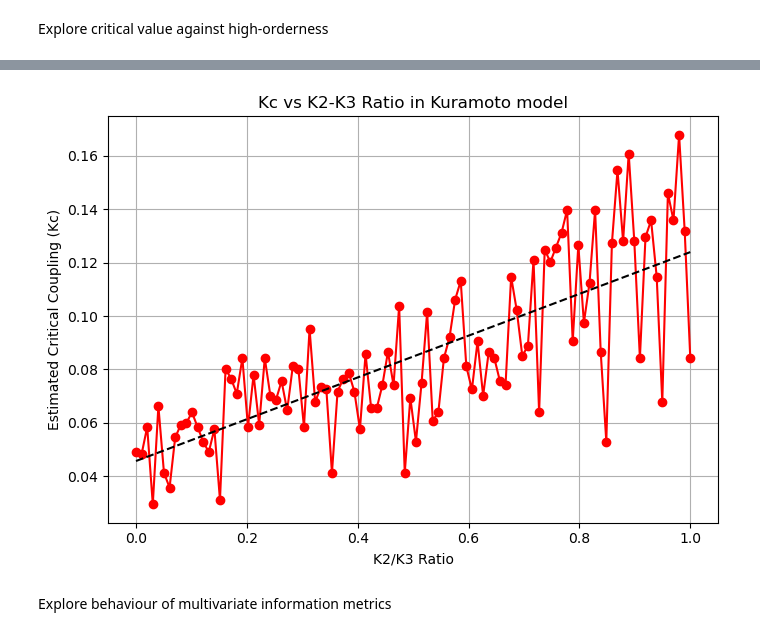
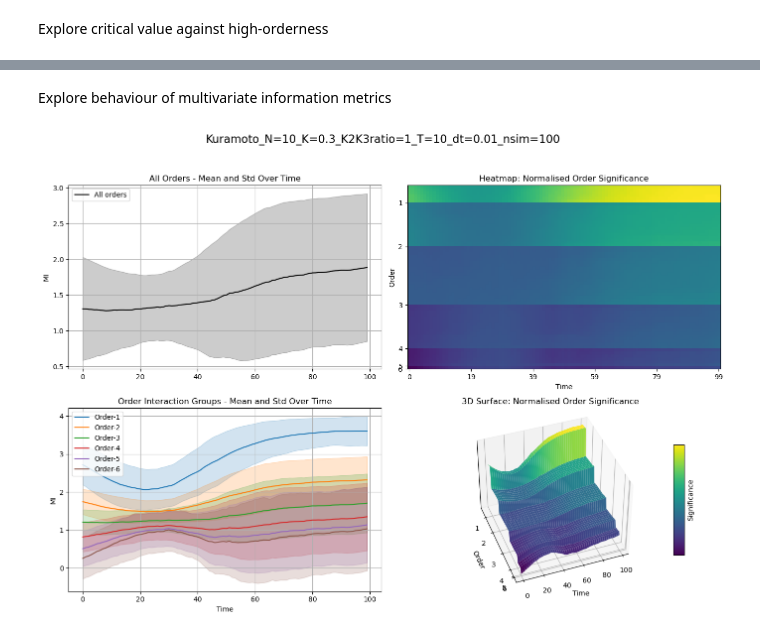
Before and after one commit to cyrilrommens/PhD_2, a Jupyter notebook: kuramoto_complete.ipynb, the cells around one changed output, grey strips where cells are left out. Cells and saved outputs as stored; diff of their text form; code cells hidden in the pictures.

Commit message:
Kuramoto analysis including information metrics

```diff
--- a/kuramoto_complete.ipynb
+++ b/kuramoto_complete.ipynb
@@ -288,35 +296,17 @@ plt.show()
-# %%
-import numpy as np
-import matplotlib.pyplot as plt
-
-# Filter out None or NaN values
-filtered_dict = {k: v for k, v in Kc_dict.items() if v is not None and not np.isnan(v)}
-
-# Extract keys and values
-ratios = np.array(list(filtered_dict.keys()))
-Kc_values = np.array(list(filtered_dict.values()))
-
-# Linear fit
-coeffs = np.polyfit(ratios, Kc_values, 1)
-linear_fit = np.poly1d(coeffs)
-fit_values = linear_fit(ratios)
-
-# Calculate R^2
-ss_res = np.sum((Kc_values - fit_values) ** 2)
-ss_tot = np.sum((Kc_values - np.mean(Kc_values)) ** 2)
-r_squared = 1 - (ss_res / ss_tot)
-
-# Plot
-plt.figure(figsize=(7, 5))
-plt.plot(ratios, Kc_values, marker='o', linestyle='-', color='red', label='Data')
-plt.plot(ratios, fit_values, color='black', linestyle='--', label=f'Linear fit\n$R^2$ = {r_squared:.3f}')
-plt.xlabel('K2/K3 Ratio')
-plt.ylabel('Estimated Critical Coupling (Kc)')
-plt.title('Kc vs K2-K3 Ratio in Kuramoto model')
-plt.grid(True)
-plt.tight_layout()
-plt.show()
-# %% [output]
-[figure, removed]
+# %%
+Kc_data = []
+
+for K2K3_ratio in np.linspace(0, 1, 100):
+    K_values = np.linspace(0.01, 0.4, 10)
+    r_avg_values, r_std_values, Kc_estimation_list = compute_order_parameter_values(N, K, K2K3_ratio, T, dt, n_sim, K_values)
+
+    valid_Kcs = [Kc for Kc in Kc_estimation_list if Kc is not None]
+    if len(valid_Kcs) == 0:
+        raise ValueError("No valid Kc estimations were found.")
+    Kc_mean = np.mean(valid_Kcs)
+    Kc_std  = np.std(valid_Kcs)
+    Kc_data.append([K2K3_ratio, Kc_mean, Kc_std])
+
+plot_K2K3_ratio(Kc_data)
 # %% [markdown]
 Explore behaviour of multivariate information metrics
@@ -322,0 +729,26 @@ Explore behaviour of multivariate information metrics
+# %%
+# System settings
+N = 10
+K = 0.3
+K2K3_ratio = 1
+T = 10
+dt = 0.01
+n_sim = 100
+
+# Run simulations
+simulation_results = []
+frequencies_dfs = simulate_xgi_time_series(N, K, K2K3_ratio, T, dt, n_sim)[2]
+
+# Obtain information metrics
+window_size = 400
+window_step = 6
+dimension_max = 6
+dimension_tot = 6
+
+for frequency_dataframe in frequencies_dfs:
+    df_oscillators = interactions_values_relative(frequency_dataframe, window_size, window_step, dimension_max, dimension_tot)
+    simulation_results.append(df_oscillators)
+
+combined_simulation_plot(simulation_results, N, K, K2K3_ratio, T, dt, n_sim)
+# %% [output]
+[figure, added]
```
Also changed, not shown: parts of 19 cells of this notebook.
